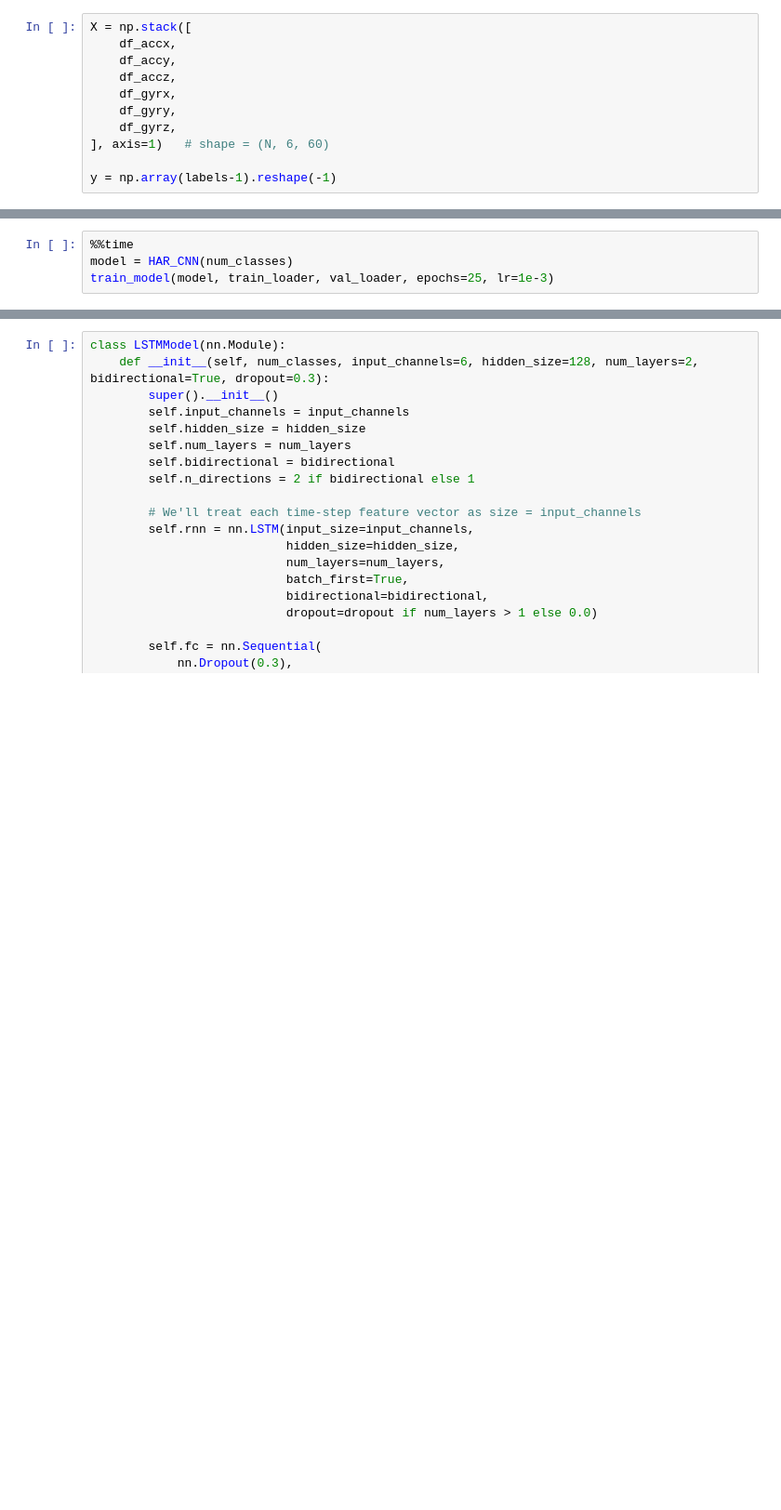
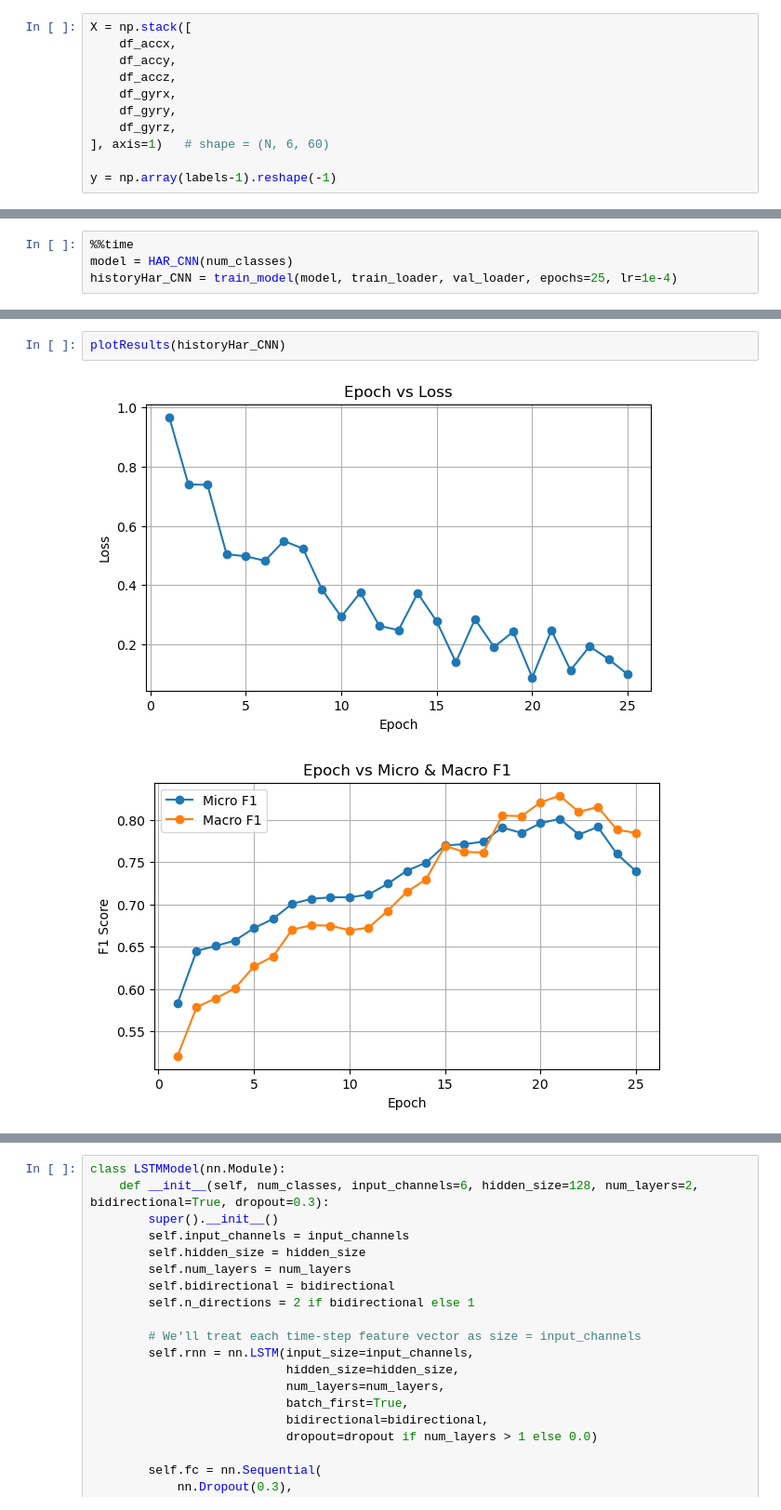
Before and after one commit to Flaresun/CSDS340CaseStudy2, a Jupyter notebook: CSDS340Case2.ipynb, the cells around one changed output, grey strips where cells are left out. Shown: that part at 93% size. Cells and saved outputs as stored; diff of their text form; blank space fills up the shorter version.

```diff
--- a/CSDS340Case2.ipynb
+++ b/CSDS340Case2.ipynb
@@ -778,5 +845,5 @@ Wall time: 9 s
 # %%
 %%time
 model = HAR_CNN(num_classes)
-train_model(model, train_loader, val_loader, epochs=25, lr=1e-3)
+historyHar_CNN = train_model(model, train_loader, val_loader, epochs=25, lr=1e-4)
 # %% [output]
@@ -799,0 +867,5 @@ Wall time: 21.6 s
+# %%
+plotResults(historyHar_CNN)
+# %% [output]
+[figure, added]
+[figure, added]
```
Also changed, not shown: parts of 34 cells of this notebook.
